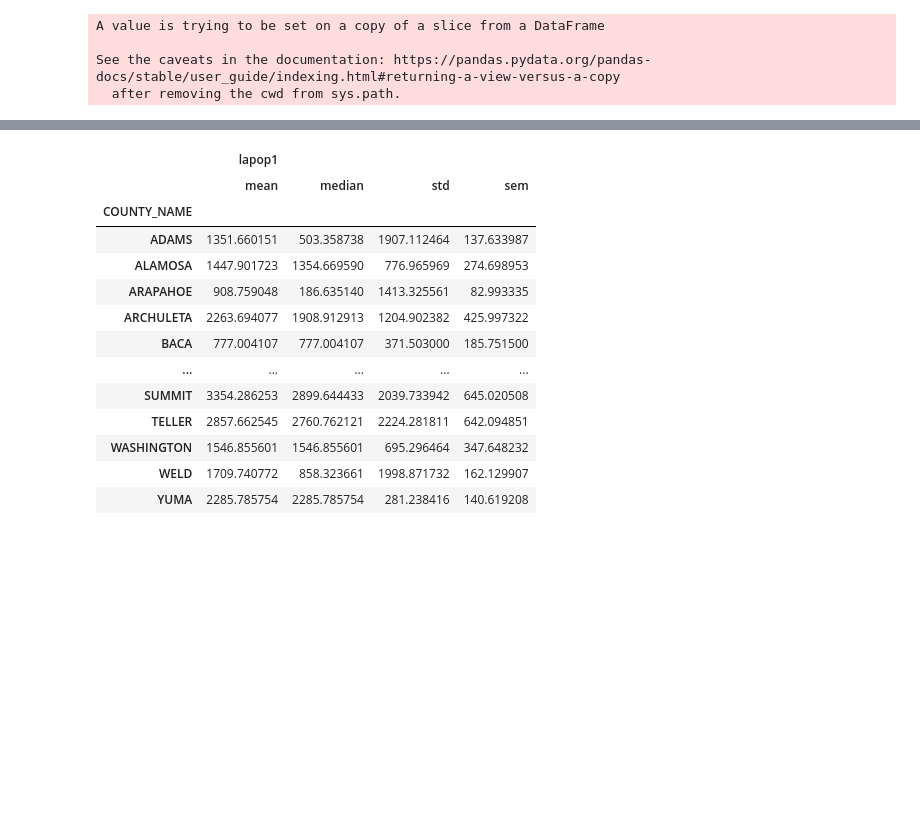
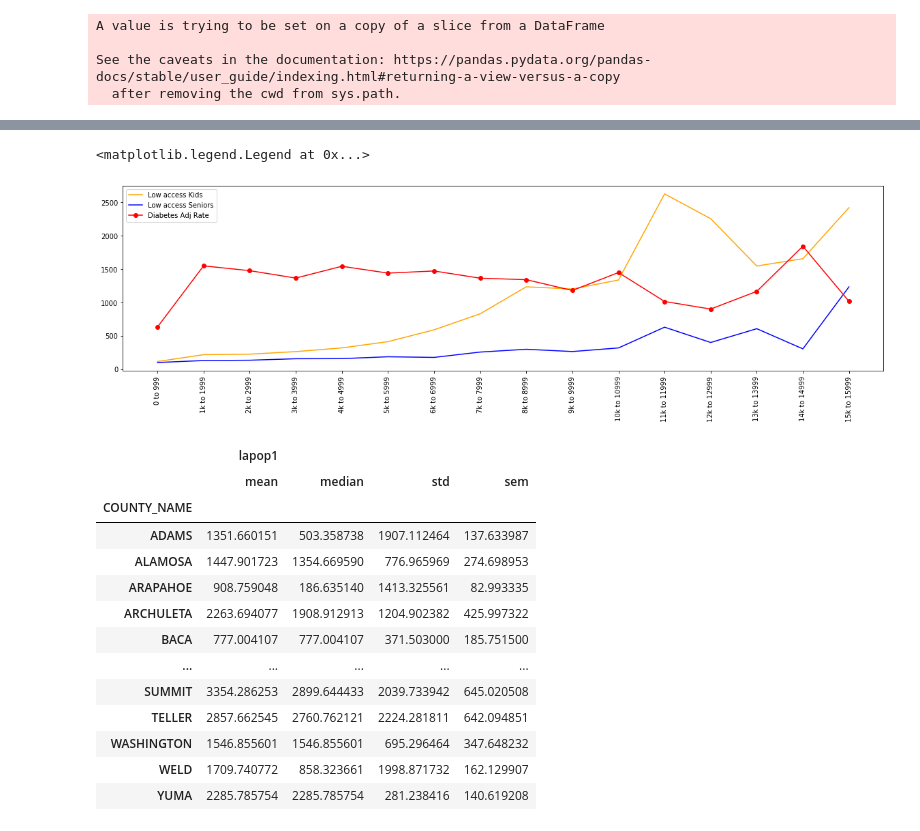
Before and after one commit to Ryan-Eberle/Diabetes-Demographics-in-Colorado, a Jupyter notebook: Diabetes_age_analysis.ipynb, the cells around one changed output, grey strips where cells are left out. Saved outputs shown, nothing was run; the diff lists cells and outputs as text; code cells hidden in the pictures; blank space fills up the shorter version.

```diff
--- a/Diabetes_age_analysis.ipynb
+++ b/Diabetes_age_analysis.ipynb
@@ -39,3 +118,19 @@ See the caveats in the documentation: https://pandas.pydata.org/pandas-docs/stab
+# %%
+data_index = a
+x = data_index["Population_Total_bins"]
+y = data_index["lakids1"]
+z= data_index["laseniors1"]
+v = data_index["DIABETES_ADJRATE"]
+
+plt.figure(figsize = (20,5))
+plt.plot(x,y,label="Low access Kids",color='orange')
+plt.plot(x,z,label="Low access Seniors",color='blue')
+plt.plot(x,v,label="Diabetes Adj Rate",marker='o',color='red')
+plt.xticks(rotation = 90)
+plt.legend()
+# %% [output]
+<matplotlib.legend.Legend at 0x...>
+[figure, added]
 # %%
 #summary low access pop by County
 mean_p=combined_data_df[['COUNTY_NAME', 'lapop1']].groupby('COUNTY_NAME').mean()['lapop1']
```
Also changed, not shown: parts of 25 cells of this notebook.
